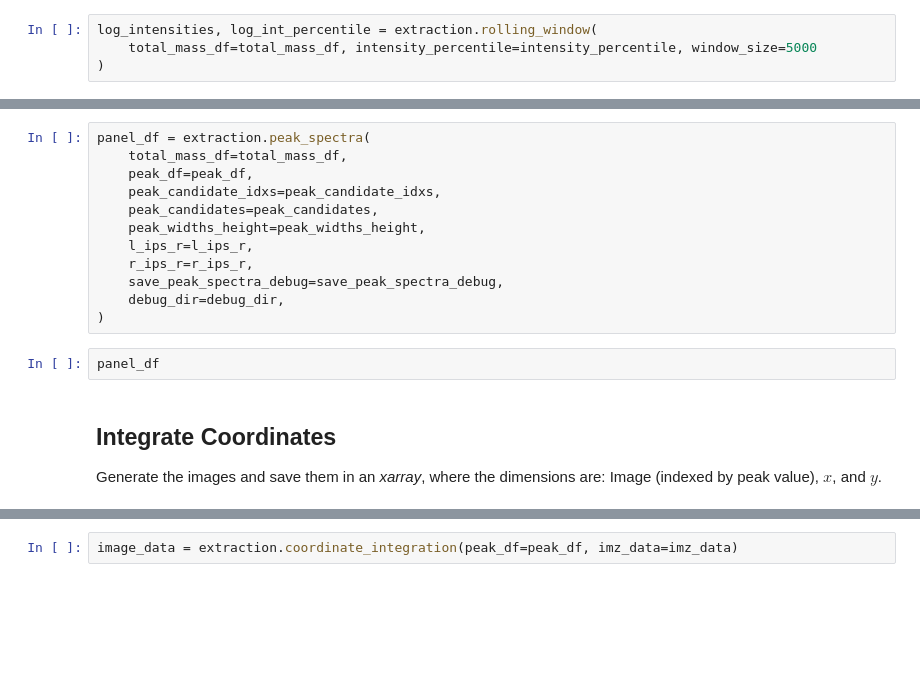
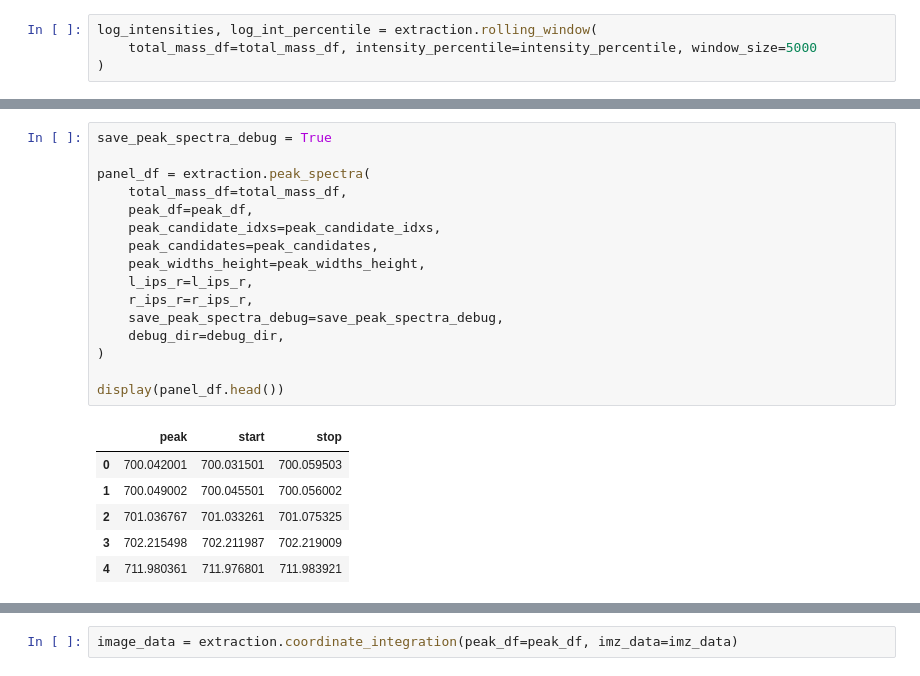
Before and after one commit to angelolab/maldi-tools, a Jupyter notebook: templates/maldi-pipeline.ipynb, the cells around one changed output, grey strips where cells are left out. Cells and saved outputs as stored; diff of their text form; blank space fills up the shorter version.

```diff
--- a/templates/maldi-pipeline.ipynb
+++ b/templates/maldi-pipeline.ipynb
@@ -135,18 +199,23 @@ save_peak_spectra_debug = True
 # %%
+save_peak_spectra_debug = True
+
 panel_df = extraction.peak_spectra(
     total_mass_df=total_mass_df,
     peak_df=peak_df,
     peak_candidate_idxs=peak_candidate_idxs,
     peak_candidates=peak_candidates,
     peak_widths_height=peak_widths_height,
     l_ips_r=l_ips_r,
     r_ips_r=r_ips_r,
     save_peak_spectra_debug=save_peak_spectra_debug,
     debug_dir=debug_dir,
 )
+
+display(panel_df.head())
+# %% [output]
+|  | peak | start | stop |
+| 0 | 700.042001 | 700.031501 | 700.059503 |
+| 1 | 700.049002 | 700.045501 | 700.056002 |
+| 2 | 701.036767 | 701.033261 | 701.075325 |
+| 3 | 702.215498 | 702.211987 | 702.219009 |
+| 4 | 711.980361 | 711.976801 | 711.983921 |
-# %%
-panel_df
-# %% [markdown]
-## Integrate Coordinates
-
-Generate the images and save them in an *xarray*, where the dimensions are: Image (indexed by peak value), $x$, and $y$.
```
Also changed, not shown: parts of 77 cells of this notebook, 2 other files.
